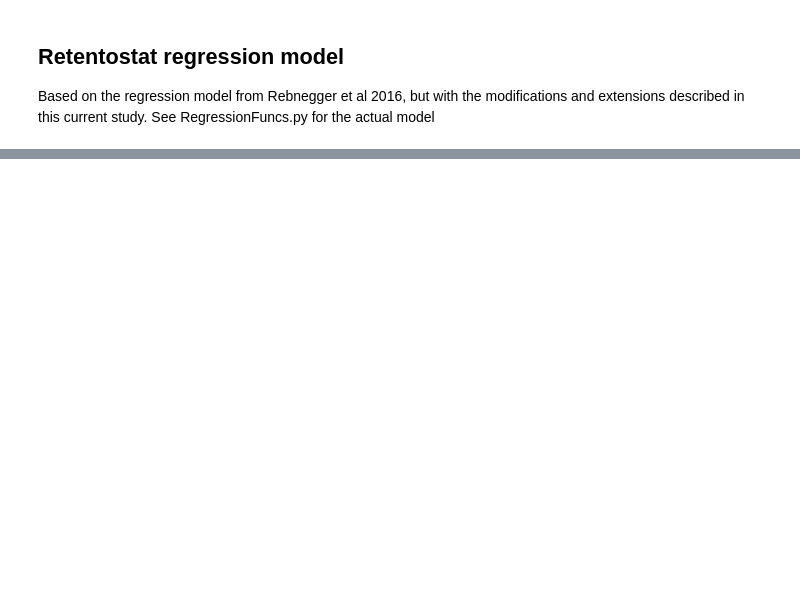
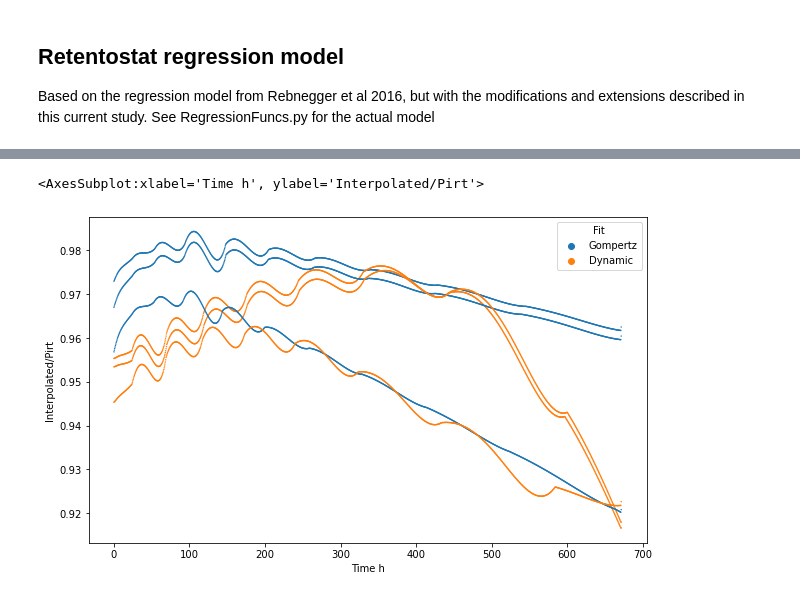
Before and after one commit to bcoltman/Kphaffii_NearZero, a Jupyter notebook: scripts/RegressionModel.ipynb, the cells around one changed output, grey strips where cells are left out. Drawn from its saved outputs; the diff is of its cells as text; code cells hidden in the pictures; blank space fills up the shorter version.

```diff
--- a/scripts/RegressionModel.ipynb
+++ b/scripts/RegressionModel.ipynb
@@ -233,0 +318,6 @@ fig.savefig(f"../results/plots/RetentostatRegression.png",
+# %%
+fig, ax =plt.subplots(figsize=(10,6))
+sns.scatterplot(data=all_results, x="Time h", y="Interpolated/Pirt", hue="Fit", ec=None,s=2)
+# %% [output]
+<AxesSubplot:xlabel='Time h', ylabel='Interpolated/Pirt'>
+[figure, added]
```
Also changed, not shown: parts of 9 cells of this notebook, 3 other files.
